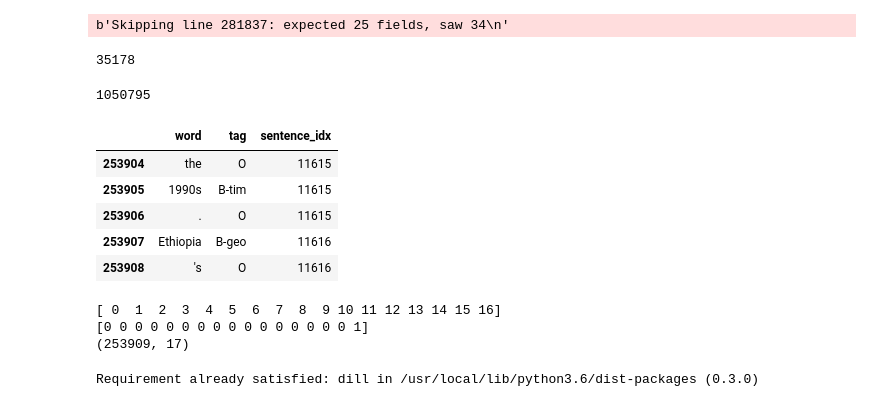
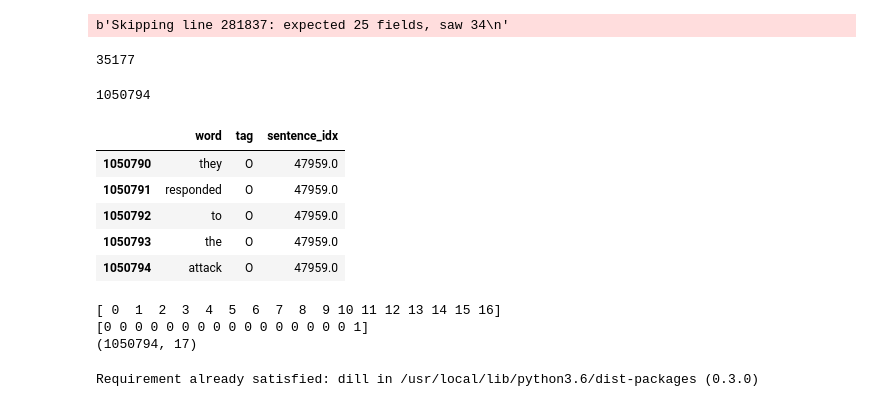
Before and after one commit to Jarde01/ml-tools-and-examples, a Jupyter notebook: 16_class_ner.ipynb, the cells around one changed output. Cells and saved outputs as stored; diff of their text form; code cells hidden in the pictures.

```diff
--- a/16_class_ner.ipynb
+++ b/16_class_ner.ipynb
@@ -42,5 +120,5 @@ from sklearn.preprocessing import OneHotEncoder, LabelBinarizer, MultiLabelBinar
 # %%
-df = pd.read_csv("ner.csv", encoding = "ISO-8859-1", error_bad_lines=False)
+df = pd.read_csv("D:\\Data\\entity-annotated-corpus\\ner.csv", encoding = "ISO-8859-1", error_bad_lines=False)
 df.dropna(inplace=True)
 # %% [output]
 b'Skipping line 281837: expected 25 fields, saw 34\n'
@@ -49,18 +127,18 @@ print(len(df['sentence_idx'].unique()))
 num_samples = len(df)
 num_samples
 # %% [output]
-35178
+35177
-1050795
+1050794
 # %%
-filtered_df = filtered_df.filter(['word', 'tag', 'sentence_idx'])
+filtered_df = df.filter(['word', 'tag', 'sentence_idx'])
 filtered_df.tail()
 # %% [output]
 |  | word | tag | sentence_idx |
-| 253904 | the | O | 11615 |
-| 253905 | 1990s | B-tim | 11615 |
-| 253906 | . | O | 11615 |
-| 253907 | Ethiopia | B-geo | 11616 |
-| 253908 | 's | O | 11616 |
+| 1050790 | they | O | 47959.0 |
+| 1050791 | responded | O | 47959.0 |
+| 1050792 | to | O | 47959.0 |
+| 1050793 | the | O | 47959.0 |
+| 1050794 | attack | O | 47959.0 |
 # %%
 def get_multilabel():
   sentences = []
@@ -142,9 +220,10 @@ def prepare_singlelabel(words, tags):
   return x, y, le, enc, tok
 # %%
 # x, y = get_multilabel()
-x, y, (le, enc), tok = get_singlelabel()
+# x, y, le, enc, tok = get_singlelabel()
+x,y,le,enc,tok = get_singlelabel()
 # %% [output]
 [ 0  1  2  3  4  5  6  7  8  9 10 11 12 13 14 15 16]
 [0 0 0 0 0 0 0 0 0 0 0 0 0 0 0 0 1]
-(253909, 17)
+(1050794, 17)
 # %%
```
Also changed, not shown: parts of 14 cells of this notebook, 7 other files.
